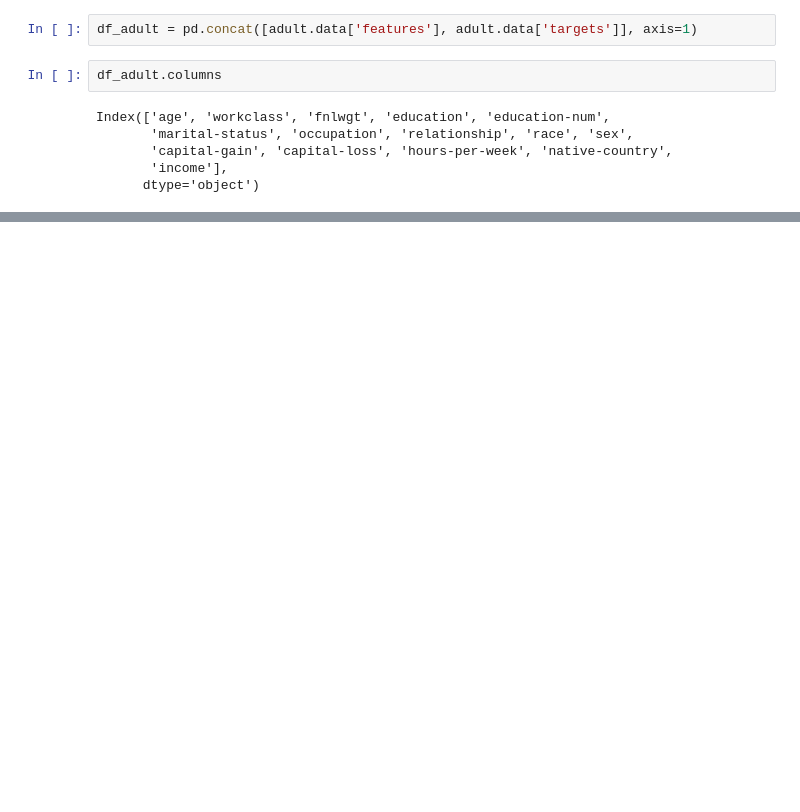
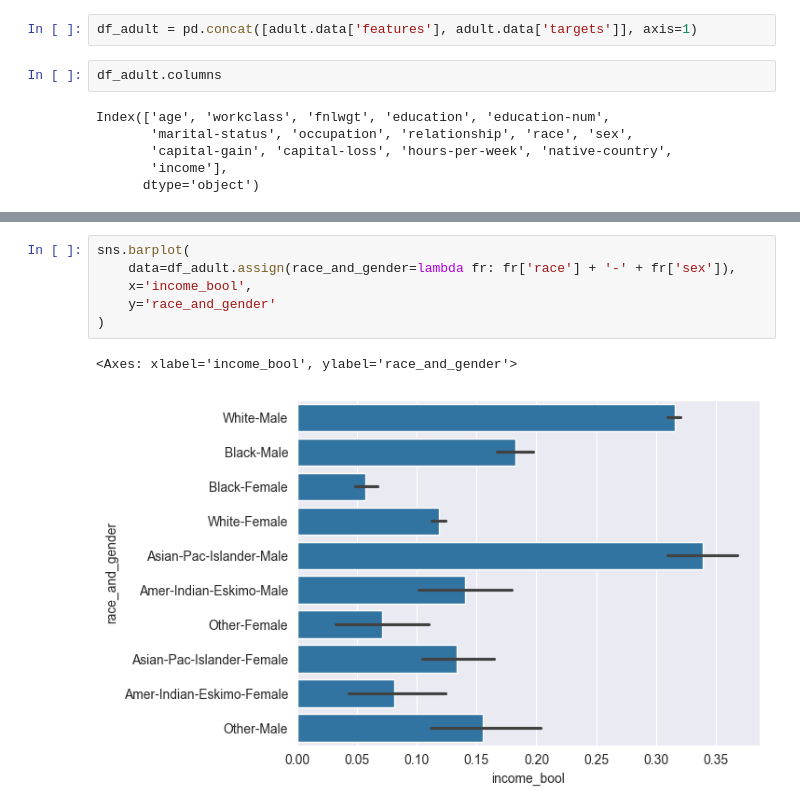
Before and after one commit to dushyantkhosla/cst4150, a Jupyter notebook: 08-Walkthroughs/02-annual-income.ipynb, the cells around one changed output, grey strips where cells are left out. Cells and saved outputs as stored; diff of their text form; blank space fills up the shorter version.

Commit message:
annual-income notebook

```diff
--- a/08-Walkthroughs/02-annual-income.ipynb
+++ b/08-Walkthroughs/02-annual-income.ipynb
@@ -75,0 +86,9 @@ Index(['age', 'workclass', 'fnlwgt', 'education', 'education-num',
+# %%
+sns.barplot(
+    data=df_adult.assign(race_and_gender=lambda fr: fr['race'] + '-' + fr['sex']),
+    x='income_bool',
+    y='race_and_gender'
+)
+# %% [output]
+<Axes: xlabel='income_bool', ylabel='race_and_gender'>
+[figure, added]
```
Also changed, not shown: parts of 25 cells of this notebook.
